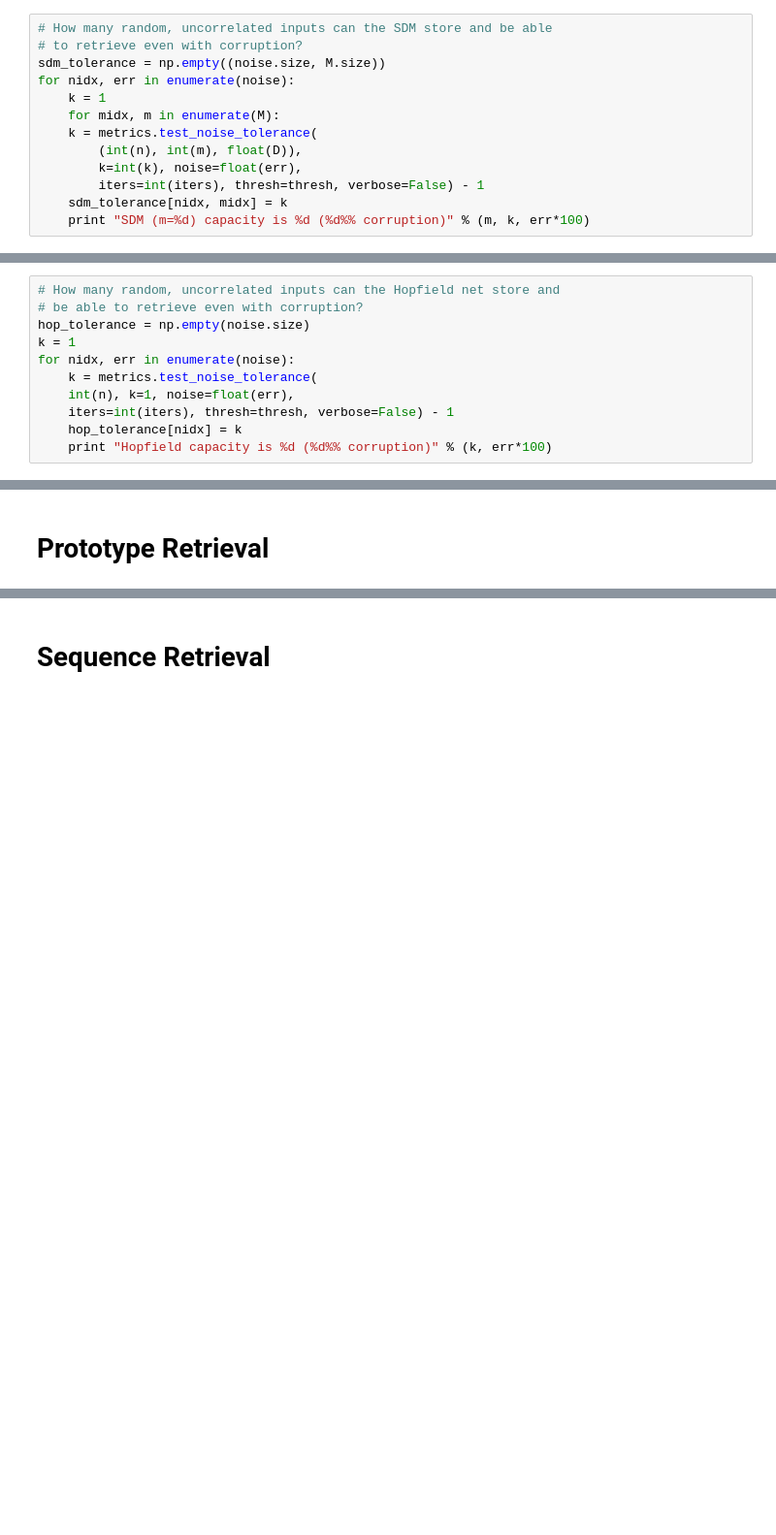
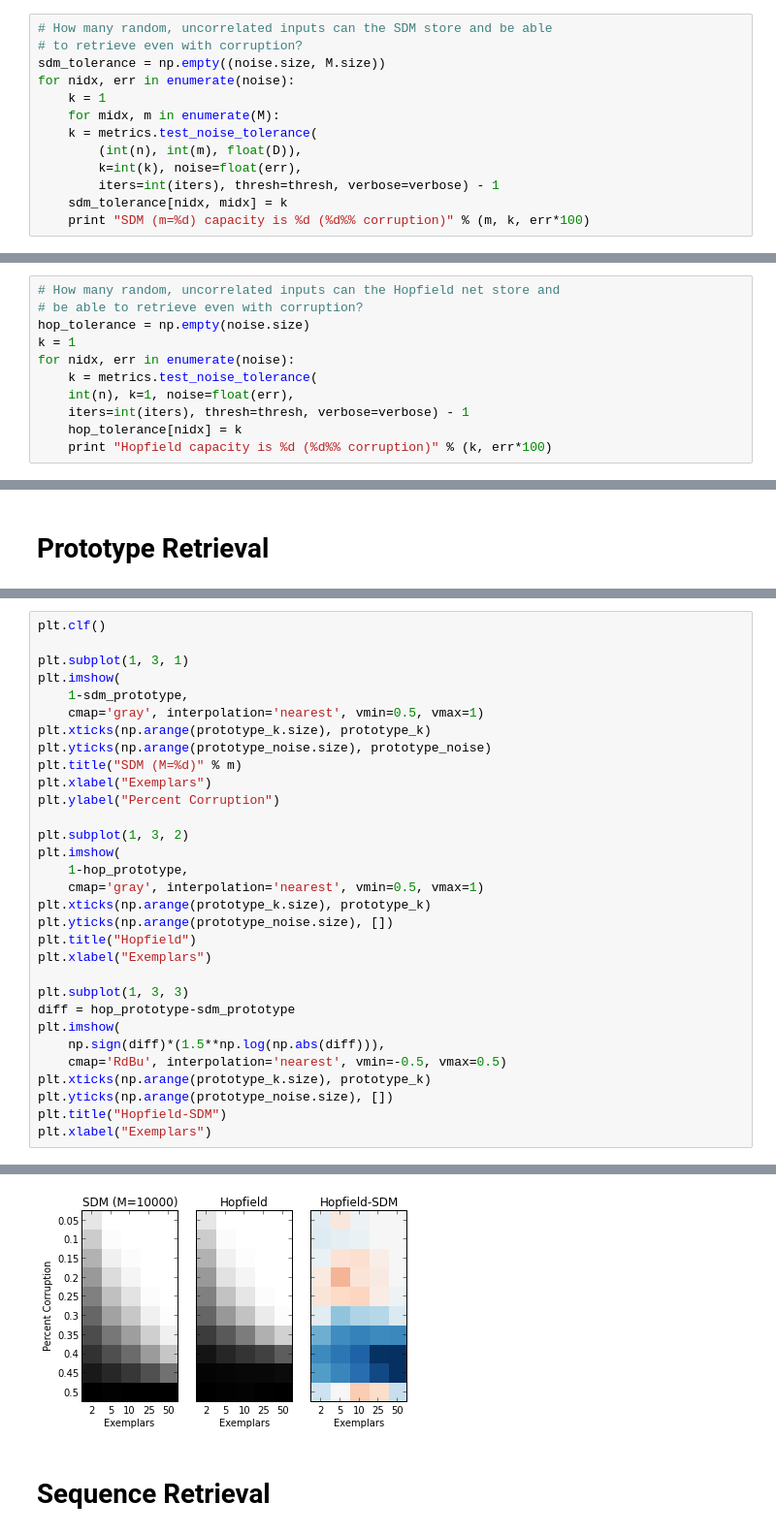
Before and after one commit to berkeley-cocosci/bayes-sdm, a Jupyter notebook: comparisons.ipynb, the cells around one changed output, grey strips where cells are left out. Shown at 97% size. Saved outputs shown, nothing was run; the diff lists cells and outputs as text; blank space fills up the shorter version.

Commit message:
Prototype comparisons

```diff
--- a/comparisons.ipynb
+++ b/comparisons.ipynb
@@ -134,7 +149,7 @@ for nidx, err in enumerate(noise):
 	k = metrics.test_noise_tolerance(
 	    (int(n), int(m), float(D)),
 	    k=int(k), noise=float(err),
-	    iters=int(iters), thresh=thresh, verbose=False) - 1
+	    iters=int(iters), thresh=thresh, verbose=verbose) - 1
 	sdm_tolerance[nidx, midx] = k
 	print "SDM (m=%d) capacity is %d (%d%% corruption)" % (m, k, err*100)
 # %% [output]
@@ -163,7 +179,7 @@ k = 1
 for nidx, err in enumerate(noise):
     k = metrics.test_noise_tolerance(
 	int(n), k=1, noise=float(err),
-	iters=int(iters), thresh=thresh, verbose=False) - 1
+	iters=int(iters), thresh=thresh, verbose=verbose) - 1
     hop_tolerance[nidx] = k
     print "Hopfield capacity is %d (%d%% corruption)" % (k, err*100)
 # %% [output]
@@ -199,0 +239,32 @@ plt.legend(loc=0)
+# %%
+plt.clf()
+
+plt.subplot(1, 3, 1)
+plt.imshow(
+    1-sdm_prototype,
+    cmap='gray', interpolation='nearest', vmin=0.5, vmax=1)
+plt.xticks(np.arange(prototype_k.size), prototype_k)
+plt.yticks(np.arange(prototype_noise.size), prototype_noise)
+plt.title("SDM (M=%d)" % m)
+plt.xlabel("Exemplars")
+plt.ylabel("Percent Corruption")
+
+plt.subplot(1, 3, 2)
+plt.imshow(
+    1-hop_prototype,
+    cmap='gray', interpolation='nearest', vmin=0.5, vmax=1)
+plt.xticks(np.arange(prototype_k.size), prototype_k)
+plt.yticks(np.arange(prototype_noise.size), [])
+plt.title("Hopfield")
+plt.xlabel("Exemplars")
+
+plt.subplot(1, 3, 3)
+diff = hop_prototype-sdm_prototype
+plt.imshow(
+    np.sign(diff)*(1.5**np.log(np.abs(diff))),
+    cmap='RdBu', interpolation='nearest', vmin=-0.5, vmax=0.5)
+plt.xticks(np.arange(prototype_k.size), prototype_k)
+plt.yticks(np.arange(prototype_noise.size), [])
+plt.title("Hopfield-SDM")
+plt.xlabel("Exemplars")
+# %% [output]
@@ -200,2 +272,3 @@ plt.legend(loc=0)
+[figure, added]
 # %% [markdown]
 # Sequence Retrieval
```
Also changed, not shown: parts of 8 cells of this notebook, 2 other files.
